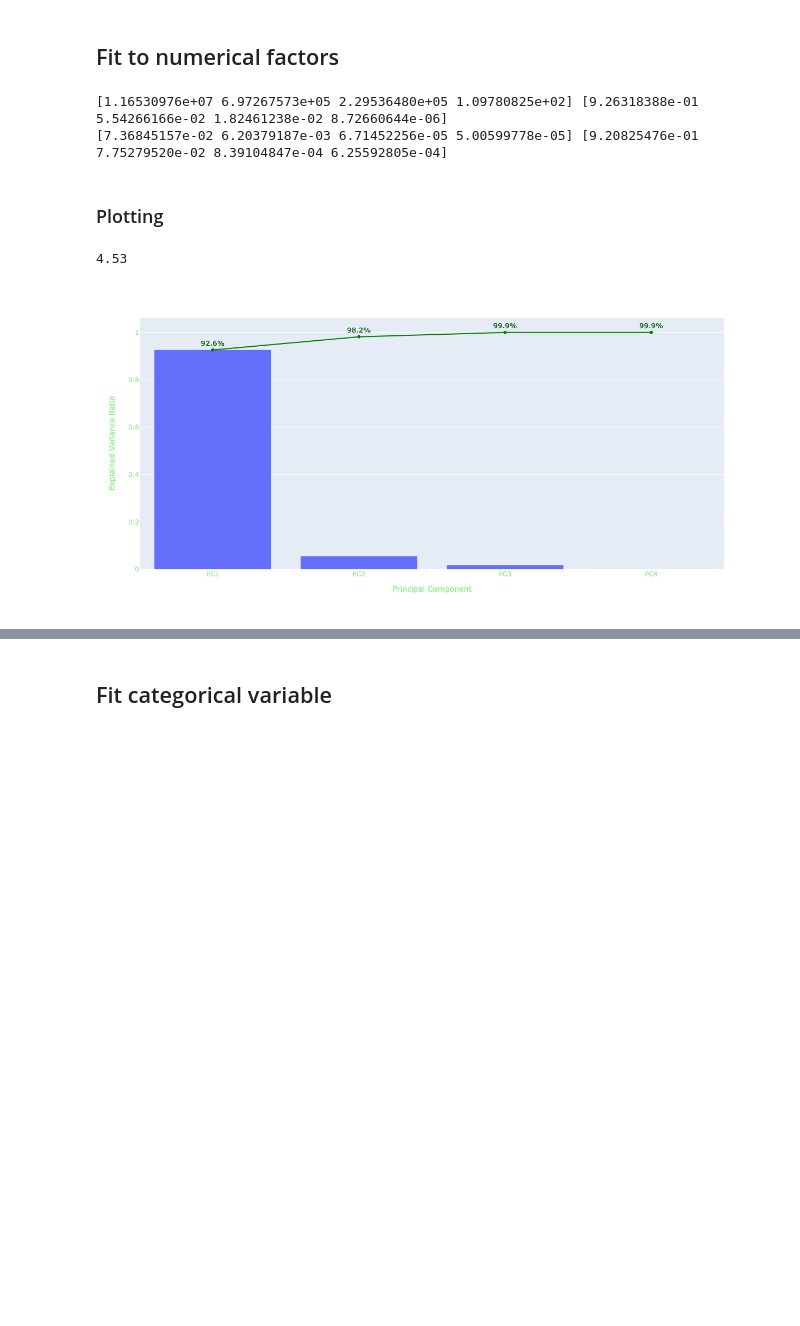
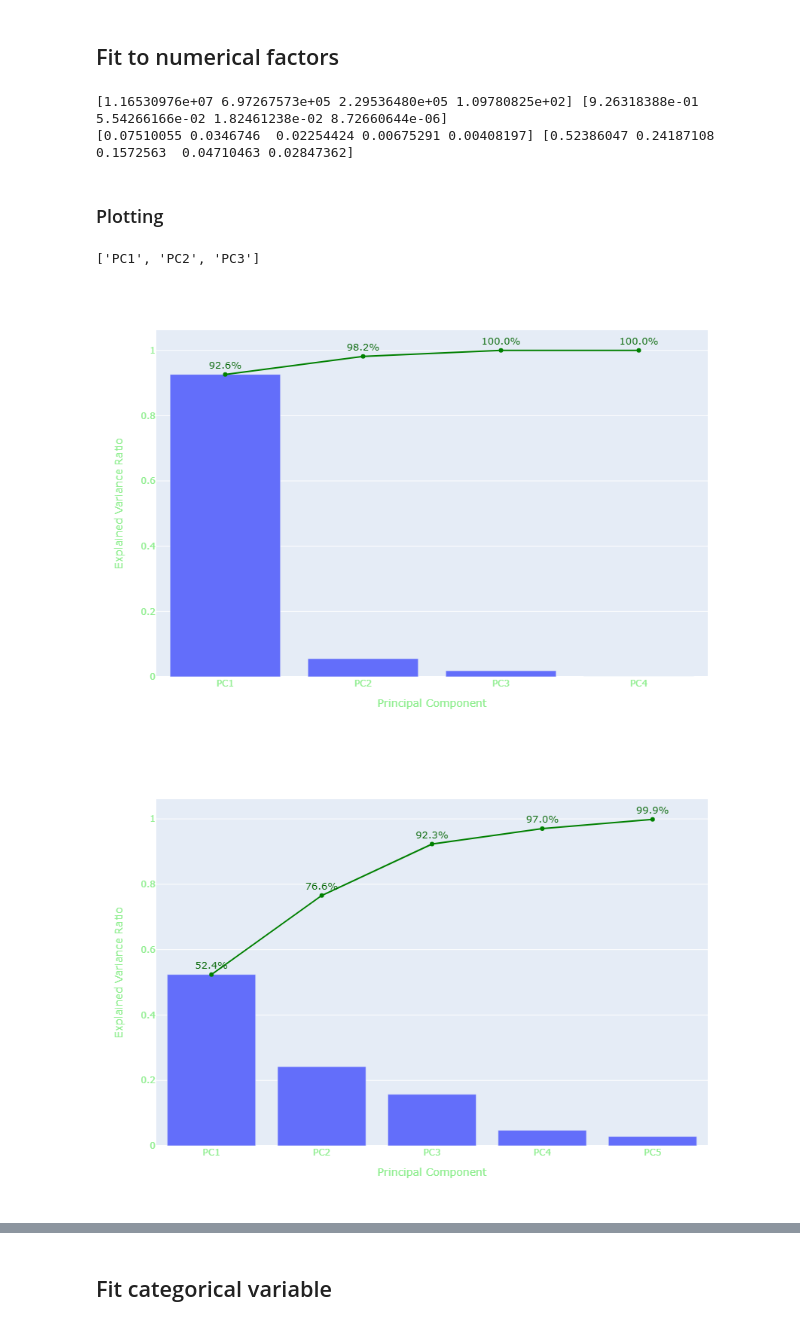
Before and after one commit to CUBoulder-DS/CSCI-5622, a Jupyter notebook: src/PCA SVD.ipynb, the cells around one changed output, grey strips where cells are left out. Saved outputs shown, nothing was run; the diff lists cells and outputs as text; code cells hidden in the pictures; blank space fills up the shorter version.

```diff
--- a/src/PCA SVD.ipynb
+++ b/src/PCA SVD.ipynb
@@ -70,38 +74,64 @@ dtype: object
 df_pca = df_az.select_dtypes(include=[bool, np.number])
 df_pca["Is Best Seller"] = df_pca["Is Best Seller"].astype(int)
 df_pca = df_pca.fillna(0)
-df_pca_scaled = (df_pca-df_pca.min())/(df_pca.max()-df_pca.min())
+
+
+outlier_cols = ["Reviews", "Price", "List Price", "Bought In Month"]
+q99 = df_pca[outlier_cols].quantile(0.99)
+
+# Remove outliers and scale
+df_pca_scaled = df_pca[~(df_pca[outlier_cols] >= q99).any(axis=1)]
+df_pca_scaled = (df_pca_scaled-df_pca_scaled.min())/(df_pca_scaled.max()-df_pca_scaled.min())
 
 pca = PCA(n_components=4)
 pcs = pca.fit_transform(df_pca)
 pcs = pcs[:, :2]
 print(pca.explained_variance_, pca.explained_variance_ratio_)
 
-pca_scaled = PCA(n_components=4)
+pca_scaled = PCA(n_components=5)
 pcs_scaled = pca_scaled.fit_transform(df_pca_scaled)
-pcs_scaled = pcs_scaled[:, :2]
+pcs_scaled = pcs_scaled[:, :3]
 print(pca_scaled.explained_variance_, pca_scaled.explained_variance_ratio_)
 # %% [output]
 [1.16530976e+07 6.97267573e+05 2.29536480e+05 1.09780825e+02] [9.26318388e-01 5.54266166e-02 1.82461238e-02 8.72660644e-06]
-[7.36845157e-02 6.20379187e-03 6.71452256e-05 5.00599778e-05] [9.20825476e-01 7.75279520e-02 8.39104847e-04 6.25592805e-04]
+[0.07510055 0.0346746  0.02254424 0.00675291 0.00408197] [0.52386047 0.24187108 0.1572563  0.04710463 0.02847362]
 # %% [markdown]
 ### Plotting
-# %%
-f = 45.3e-01
-f
-# %% [output]
-4.53
+# %%
+pc_names = ["PC1", "PC2", "PC3", "PC4", "PC5"]
+pc_names[:-2]
+# %% [output]
+['PC1', 'PC2', 'PC3']
 # %%
 fig = px.bar(x=["PC1", "PC2", "PC3", "PC4"], y=pca.explained_variance_ratio_)
 fig.add_scatter(x=["PC1", "PC2", "PC3", "PC4"],
                 y=np.cumsum(pca.explained_variance_ratio_),
                 mode="lines+markers+text",
-                text=["92.6%", "98.2%", "99.9%", "99.9%"],
+                texttemplate="%{y:.1%}",
                 textposition="top center",
                 textfont=dict(color="darkgreen", size=13),
                 line_color="green")
-layout(fig)
 fig.update_layout(showlegend=False, height=600, width=500, xaxis_title="Principal Component", yaxis_title="Explained Variance Ratio")
 fig.show()
+
+fig = px.bar(x=["PC1", "PC2", "PC3", "PC4", "PC5"], y=pca_scaled.explained_variance_ratio_)
+fig.add_scatter(x=["PC1", "PC2", "PC3", "PC4", "PC5"],
+                y=np.cumsum(pca_scaled.explained_variance_ratio_),
+                mode="lines+markers+text",
+                texttemplate="%{y:.1%}",
+                textposition="top center",
+                textfont=dict(color="darkgreen", size=13),
+                line_color="green"
+               )
+fig.update_layout(showlegend=False, height=600, width=500, xaxis_title="Principal Component", yaxis_title="Explained Variance Ratio")
+fig.show()
+
+fig = px.scatter(x=pcs[:, 0], y=pcs[:, 1])
+fig.show(renderer="png")
+
+fig = px.scatter_matrix(pcs_scaled, labels = pc_names[:-2], dimensions=range(3))
+fig.update_traces(diagonal_visible=False, showupperhalf=False)
+fig.show(renderer="png")
 # %% [output]
-[figure, old version]
+[figure, new version]
+[figure, added]
```
Also changed, not shown: parts of 6 cells of this notebook, 42 other files.
